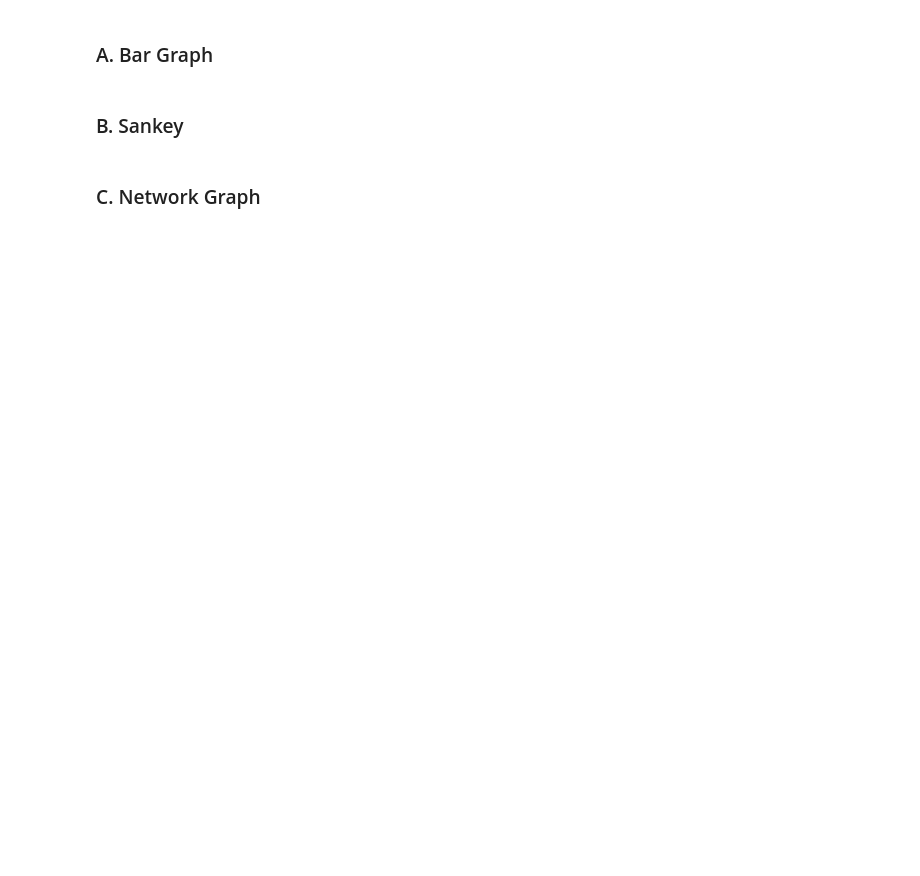
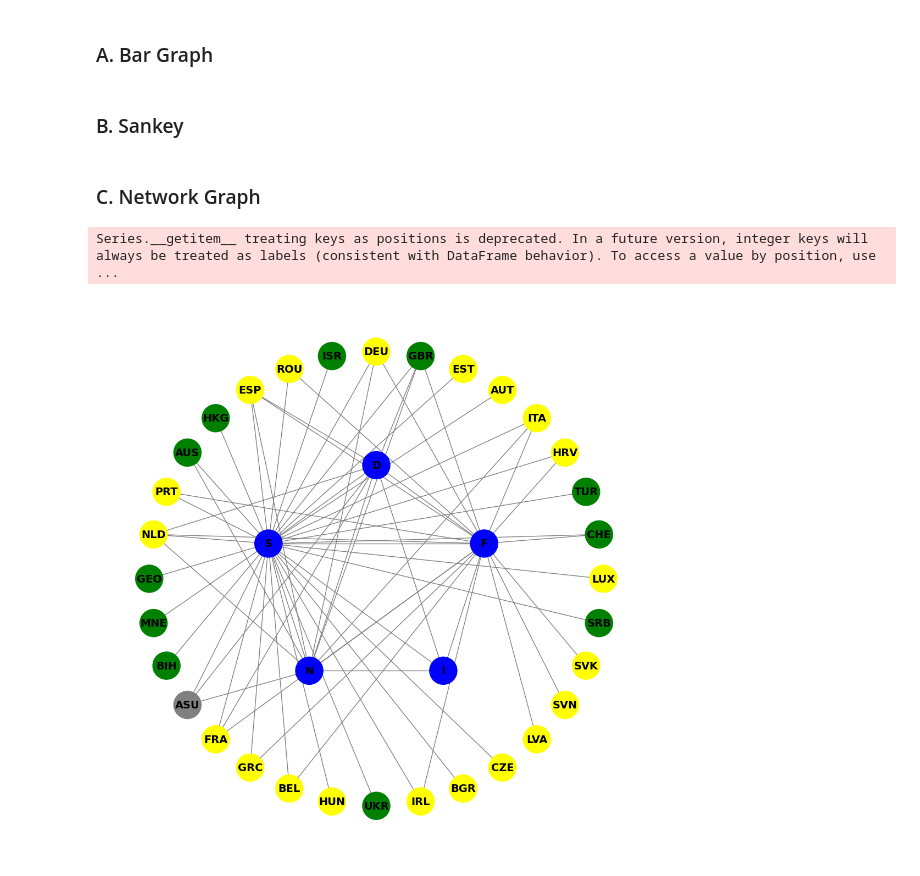
Before and after one commit to wolfgang04/PLOTS, a Jupyter notebook: plots.ipynb, the cells around one changed output. Saved outputs shown, nothing was run; the diff lists cells and outputs as text; code cells hidden in the pictures; blank space fills up the shorter version.

Commit message:
feat: add graph

```diff
--- a/plots.ipynb
+++ b/plots.ipynb
@@ -133,3 +133,62 @@ fig.show()
 # Image("img/sankey_assignment.png")
 # %% [markdown]
 ### C. Network Graph
+# %%
+import pandas as pd
+import networkx as nx
+import matplotlib.pyplot as plt
+import numpy as np
+
+# Load the dataset
+network_df = pd.read_csv("data/networks_assignment.csv")
+
+# Extract labels (first column)
+labels = network_df.columns[1:].tolist()
+
+# Define node groups and colors
+blue_nodes = ["D", "F", "I", "N", "S"]
+green_nodes = ["BIH", "GEO", "ISR", "MNE", "SRB", "CHE", "TUR", "UKR", "GBR", "AUS", "HKG", "USA"]
+yellow_nodes = ["AUT", "BEL", "BGR", "HRV", "CZE", "EST", "FRA", "DEU", "GRC", "HUN", "IRL", "ITA",
+                "LVA", "LUX", "NLD", "PRT", "ROU", "SVK", "SVN", "ESP"]
+
+# Convert the adjacency matrix into a dictionary format
+connections = {}
+for index, row in network_df.iterrows():
+    node = row["LABELS"]  # First column contains node labels
+    connections[node] = {labels[i]: row[i + 1] for i in range(len(labels)) if row[i + 1] > 0}
+
+# Create the graph
+G = nx.Graph()
+for node, neighbors in connections.items():
+    for neighbor, weight in neighbors.items():
+        G.add_edge(node, neighbor, weight=weight)
+
+# Generate positions for pentagram nodes
+pentagram_points = [(0, 1), (0.95, 0.31), (0.59, -0.81), (-0.59, -0.81), (-0.95, 0.31)]
+pentagram_positions = {n: pos for n, pos in zip(blue_nodes, pentagram_points)}
+
+# Arrange outer nodes by color groups sequentially
+ordered_outer_nodes = green_nodes + yellow_nodes
+outer_positions = nx.circular_layout(ordered_outer_nodes, scale=2)
+
+# Include any missing nodes (such as ASU) in the circular layout
+all_outer_nodes = set(G.nodes()) - set(pentagram_positions)
+outer_positions = nx.circular_layout(list(all_outer_nodes), scale=2)
+
+# Combine all positions
+positions = {**pentagram_positions, **outer_positions}
+
+# Define colors for the nodes
+node_colors = {n: "blue" for n in blue_nodes}
+node_colors.update({n: "green" for n in green_nodes})
+node_colors.update({n: "yellow" for n in yellow_nodes})
+colors = [node_colors.get(n, "gray") for n in G.nodes()]
+
+# Draw the graph
+plt.figure(figsize=(10, 10))
+nx.draw(G, pos=positions, with_labels=True, node_color=colors, edge_color="gray",
+        node_size=1300, font_size=14, font_color="black", font_weight="bold")
+plt.show()
+# %% [output]
+Series.__getitem__ treating keys as positions is deprecated. In a future version, integer keys will always be treated as labels (consistent with DataFrame behavior). To access a value by position, use ...
+[figure, added]
```
